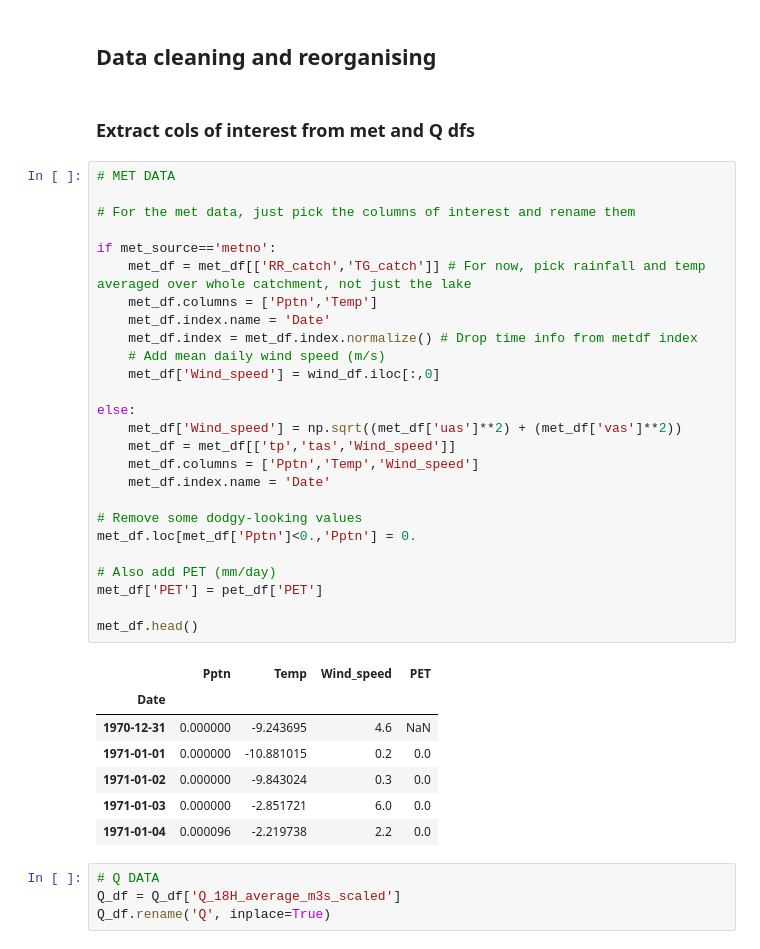
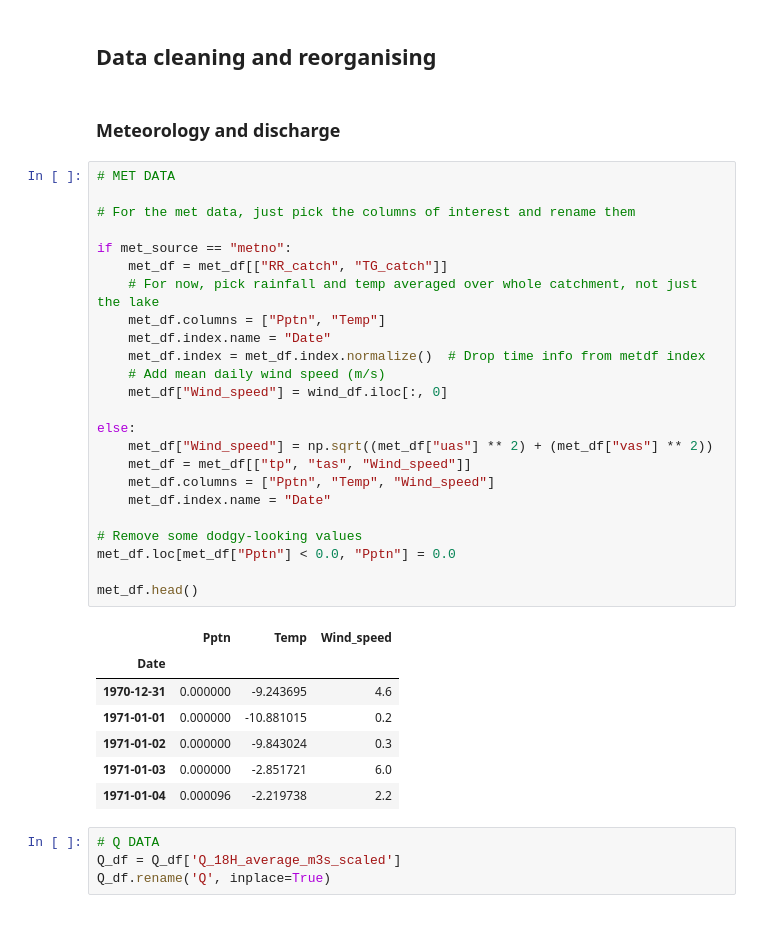
Before and after one commit to NIVANorge/seasonal_forecasting_watexr, a Jupyter notebook: Norway_Morsa/BayesianNetwork/Notebooks/001_generate_features.ipynb, the cells around one changed output. Cells and saved outputs as stored; diff of their text form.

```diff
--- a/Norway_Morsa/BayesianNetwork/Notebooks/001_generate_features.ipynb
+++ b/Norway_Morsa/BayesianNetwork/Notebooks/001_generate_features.ipynb
@@ -97,41 +93,39 @@ else:
 # %% [markdown]
 ## Data cleaning and reorganising
 # %% [markdown]
-### Extract cols of interest from met and Q dfs
+### Meteorology and discharge
 # %%
 # MET DATA
 
 # For the met data, just pick the columns of interest and rename them
 
-if met_source=='metno':
-    met_df = met_df[['RR_catch','TG_catch']] # For now, pick rainfall and temp averaged over whole catchment, not just the lake
-    met_df.columns = ['Pptn','Temp']
-    met_df.index.name = 'Date'
-    met_df.index = met_df.index.normalize() # Drop time info from metdf index
+if met_source == "metno":
+    met_df = met_df[["RR_catch", "TG_catch"]]
+    # For now, pick rainfall and temp averaged over whole catchment, not just the lake
+    met_df.columns = ["Pptn", "Temp"]
+    met_df.index.name = "Date"
+    met_df.index = met_df.index.normalize()  # Drop time info from metdf index
     # Add mean daily wind speed (m/s)
-    met_df['Wind_speed'] = wind_df.iloc[:,0]
+    met_df["Wind_speed"] = wind_df.iloc[:, 0]
 
 else:
-    met_df['Wind_speed'] = np.sqrt((met_df['uas']**2) + (met_df['vas']**2))
-    met_df = met_df[['tp','tas','Wind_speed']]
-    met_df.columns = ['Pptn','Temp','Wind_speed']
-    met_df.index.name = 'Date'
+    met_df["Wind_speed"] = np.sqrt((met_df["uas"] ** 2) + (met_df["vas"] ** 2))
+    met_df = met_df[["tp", "tas", "Wind_speed"]]
+    met_df.columns = ["Pptn", "Temp", "Wind_speed"]
+    met_df.index.name = "Date"
 
 # Remove some dodgy-looking values
-met_df.loc[met_df['Pptn']<0.,'Pptn'] = 0.
-
-# Also add PET (mm/day)
-met_df['PET'] = pet_df['PET']
+met_df.loc[met_df["Pptn"] < 0.0, "Pptn"] = 0.0
 
 met_df.head()
 # %% [output]
-|  | Pptn | Temp | Wind_speed | PET |
-| Date |  |  |  |  |
-| 1970-12-31 | 0.000000 | -9.243695 | 4.6 | NaN |
-| 1971-01-01 | 0.000000 | -10.881015 | 0.2 | 0.0 |
-| 1971-01-02 | 0.000000 | -9.843024 | 0.3 | 0.0 |
-| 1971-01-03 | 0.000000 | -2.851721 | 6.0 | 0.0 |
-| 1971-01-04 | 0.000096 | -2.219738 | 2.2 | 0.0 |
+|  | Pptn | Temp | Wind_speed |
+| Date |  |  |  |
+| 1970-12-31 | 0.000000 | -9.243695 | 4.6 |
+| 1971-01-01 | 0.000000 | -10.881015 | 0.2 |
+| 1971-01-02 | 0.000000 | -9.843024 | 0.3 |
+| 1971-01-03 | 0.000000 | -2.851721 | 6.0 |
+| 1971-01-04 | 0.000096 | -2.219738 | 2.2 |
 # %%
 # Q DATA
 Q_df = Q_df['Q_18H_average_m3s_scaled']
```
Also changed, not shown: parts of 26 cells of this notebook, 46 other files.
